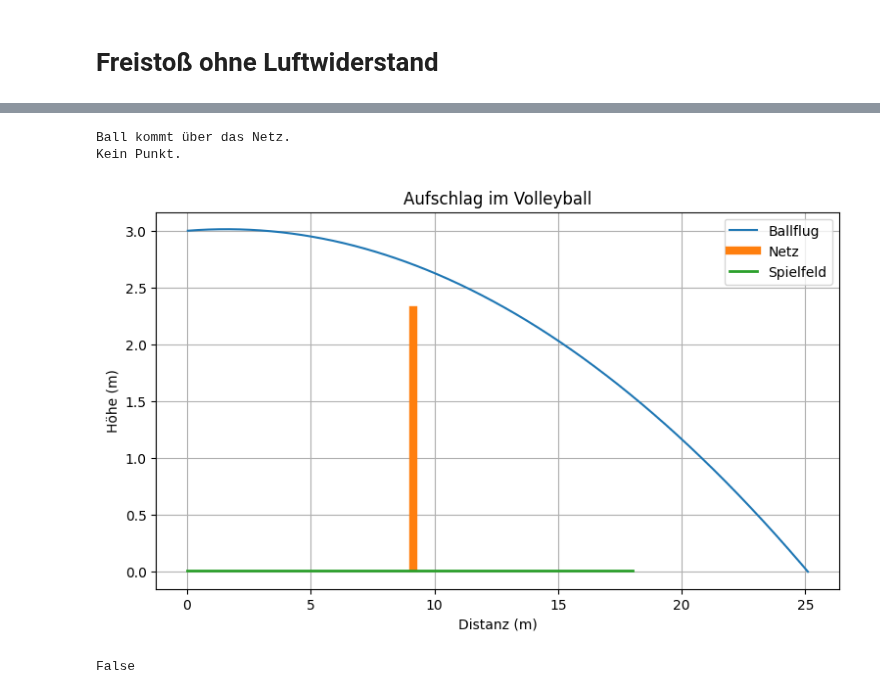
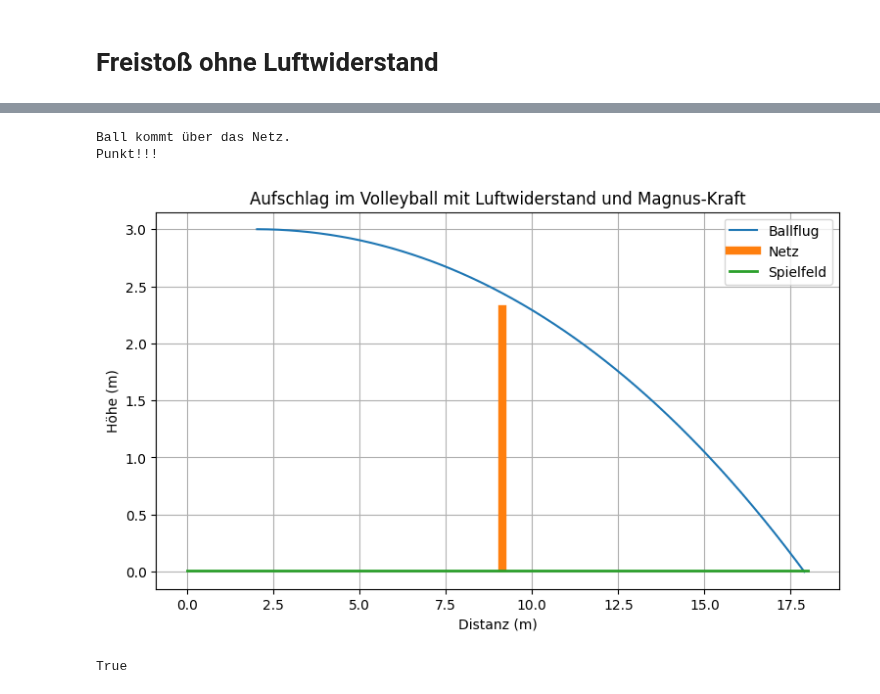
Before and after one commit to Eray-hgs/TG12-3, a Jupyter notebook: Seminarkurs/MagnusEffekt.ipynb, the cells around one changed output, grey strips where cells are left out. Cells and saved outputs as stored; diff of their text form; code cells hidden in the pictures.

```diff
--- a/Seminarkurs/MagnusEffekt.ipynb
+++ b/Seminarkurs/MagnusEffekt.ipynb
@@ -135,9 +267,9 @@ m = 0.43    # Masse des Balls in kg
 # Freistoß werte variabel zum eintellen
 # ---------------------------------------------------------------------
 
-v0 = 20     # Anfangsgeschwindigkeit in m/s
+v0 = 22  # Anfangsgeschwindigkeit in m/s
 winkel = 25 # Abschusswinkel in Grad
-spin = 5   # Positiver Wert = Backspin, Negativer Wert = Topspin
+spin = 7   # Positiver Wert = Backspin, Negativer Wert = Topspin
 
 # -----------------------------
 # Spielfeld in m
@@ -146,7 +278,7 @@ spin = 5   # Positiver Wert = Backspin, Negativer Wert = Topspin
 mauer_x = 9.15
 mauer_h = 2.50
 
-tor_x = 23.0
+tor_x = 30.0
 tor_h = 2.44
 
 #---------------------------------
@@ -167,7 +299,7 @@ im_tor = False
 # Simulation
 # -----------------------------
 
-dt = 0.001
+dt = 0.001  # Zeitschritt in Sekunden
 
 while pos[1] >= 0: # and pos[0] <= tor_x + 1:       Solange der Ball den Boden nicht erreicht hat und nicht zu weit über das Tor hinausfliegt
     v_ges = np.linalg.norm(v)   # Betrag der Geschwindigkeit; np.linalg.norm(v) = Länge des Geschwindigkeitsvektors v
@@ -191,6 +323,7 @@ while pos[1] >= 0: # and pos[0] <= tor_x + 1:       Solange der Ball den Boden n
     if abs(pos[0] - tor_x) < 0.05 and 0 < pos[1] < tor_h:
         im_tor = True
 
+
 positionen = np.array(positionen)
 
 # -----------------------------
@@ -206,6 +339,8 @@ if im_tor and ueber_mauer:
 else:
     print("Kein Tor.")
 
+print(pos[0], pos[1])
+
 # -----------------------------
 # Plot
 # -----------------------------
@@ -220,10 +355,17 @@ plt.plot([tor_x, tor_x], [0.03, tor_h], linewidth=6, label="Tor")
 
 plt.xlabel("Distanz (m)")
 plt.ylabel("Höhe (m)")
-plt.title("Freistoß mit Tor bei 20 m")
+plt.title("Freistoß mit Luftwiderstand und Magnus-Kraft")
 plt.legend()
 plt.grid()
 plt.show()
+
+#------------------------------
+# Auswertung der Flugbahn
+#------------------------------
+print (np.max(positionen[:,1]))
+print ("x-Postion bei maximaler Höhe: ", positionen[np.argmax(positionen[:,1]), 0])
+print("hölfte der Flugbahn: ", positionen[len(positionen)//2, 0])
 # %% [output]
 Ball kommt über die Mauer.
 TOR!!!
@@ -235,8 +381,8 @@ import matplotlib.pyplot as plt
 # ----------------------------------------------------------------------
 #  werte variabel zum eintellen
 # ---------------------------------------------------------------------
-v0 = 30
-winkel = 1
+v0 = 28     # Anfangsgeschwindigkeit in m/s
+winkel = 0
 spin = -9   # positiver Wert = Backspin, negativer Wert = Topspin genuzter Wer =-9
 aufschlagHöhe = 3.0
 dt = 0.001
@@ -245,7 +391,7 @@ dt = 0.001
 # Konstanten
 # -----------------------------
 g = 9.81    # Erdbeschleunigung in m/s^2
-dichteLuft = 1.225   # Dichte der Luft in kg/m^3
+dichteLuft = 0   # Dichte der Luft in kg/m^3
 lwBeiwert = 0.17   # Luftwiderstandsbeiwert für einen runden Ball
 Cl = 0.3    # Magnus-Koeffizient (nicht perfekt glatt)
 r = 0.105    # Radius des Balls in m
@@ -266,7 +412,7 @@ FeldEnde = 18.0
 winkel_rad = np.radians(winkel)
 
 v = np.array([v0*np.cos(winkel_rad), v0*np.sin(winkel_rad)])    # Anfangsgeschwindigkeit in x- und y-Richtung
-pos = np.array([0.0, aufschlagHöhe])  # Startposition des Balls
+pos = np.array([2.0, aufschlagHöhe])  # Startposition des Balls
 
 positionen = [] # Liste für die Positionen des Balls
 ueber_netz = False
@@ -309,6 +455,7 @@ if im_feld and ueber_netz:
 else:
     print("Kein Punkt.")
 
+print(pos[0], pos[1])
 # -----------------------------
 # Plot
 # -----------------------------
@@ -323,7 +470,7 @@ plt.plot([18, 0.0], [0.01, 0.01], linewidth=2, label="Spielfeld")
 
 plt.xlabel("Distanz (m)")
 plt.ylabel("Höhe (m)")
-plt.title("Aufschlag im Volleyball")
+plt.title("Aufschlag im Volleyball ohne Luftwiderstand und Magnus-Effekt")
 plt.legend()
 plt.grid()
 plt.show()
@@ -341,7 +598,7 @@ import matplotlib.pyplot as plt
 # Konstanten
 # -----------------------------
 g = 9.81    # Erdbeschleunigung in m/s^2
-dichteLuft = 0   # Dichte der Luft in kg/m^3
+dichteLuft = 1.2   # Dichte der Luft in kg/m^3
 lwBeiwert = 0.17   # Luftwiderstandsbeiwert für einen runden Ball
 Cl = 0.3    # Magnus-Koeffizient (nicht perfekt glatt)
 r = 0.105    # Radius des Balls in m
@@ -359,9 +616,9 @@ FeldEnde = 18.0
 # ----------------------------------------------------------------------
 #  werte variabel zum eintellen
 # ---------------------------------------------------------------------
-v0 = 30
-winkel = 1
-spin = -9   # positiver Wert = Backspin, negativer Wert = Topspin genuzter Wer =-9
+v0 = 28
+winkel = 0
+spin = -10   # positiver Wert = Backspin, negativer Wert = Topspin genuzter Wer =-9
 aufschlagHöhe = 3.0
 dt = 0.001
 
@@ -371,7 +628,7 @@ dt = 0.001
 winkel_rad = np.radians(winkel)
 
 v = np.array([v0*np.cos(winkel_rad), v0*np.sin(winkel_rad)])    # Anfangsgeschwindigkeit in x- und y-Richtung
-pos = np.array([0.0, aufschlagHöhe])  # Startposition des Balls
+pos = np.array([2.0, aufschlagHöhe])  # Startposition des Balls
 
 positionen = [] # Liste für die Positionen des Balls
 ueber_netz = False
@@ -406,35 +663,35 @@ positionen = np.array(positionen)
 # -----------------------------
 if ueber_netz:
     print("Ball kommt über das Netz.")
 else:
     print("Ball bleibt im Netz hängen.")
 
 if im_feld and ueber_netz:
     print("Punkt!!!")
 else:
     print("Kein Punkt.")
 
 # -----------------------------
 # Plot
 # -----------------------------
 plt.figure(figsize=(9,5))
 plt.plot(positionen[:,0], positionen[:,1], label="Ballflug")
 
-# Mauer
+# Netz
 plt.plot([netz_x, netz_x], [0.03, netz_h], linewidth=6, label="Netz")
 
 # Feld
 plt.plot([18, 0.0], [0.01, 0.01], linewidth=2, label="Spielfeld")
 
 plt.xlabel("Distanz (m)")
 plt.ylabel("Höhe (m)")
-plt.title("Aufschlag im Volleyball")
+plt.title("Aufschlag im Volleyball mit Luftwiderstand und Magnus-Kraft")
 plt.legend()
 plt.grid()
 plt.show()
 print(im_feld)
 # %% [output]
 Ball kommt über das Netz.
-Kein Punkt.
+Punkt!!!
-[figure, old version]
+[figure, new version]
-False
+True
```
Also changed, not shown: parts of 7 cells of this notebook.
